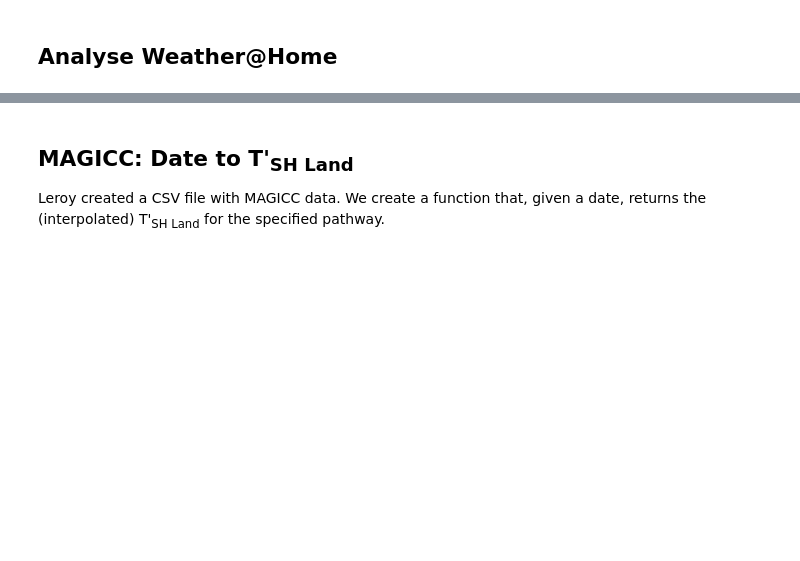
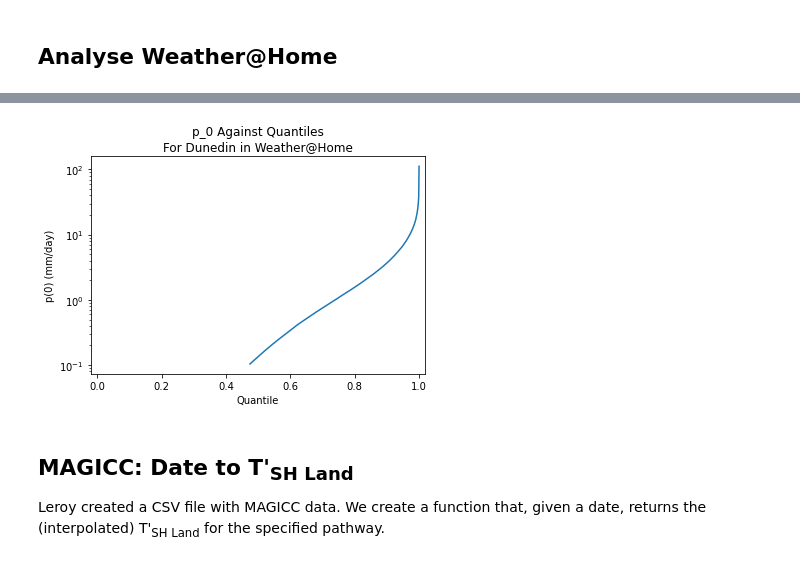
Before and after one commit to bodekerscientific/SPG, a Jupyter notebook: notebooks/make-many-non-stationary.ipynb, the cells around one changed output, grey strips where cells are left out. Cells and saved outputs as stored; diff of their text form; code cells hidden in the pictures; blank space fills up the shorter version.

```diff
--- a/notebooks/make-many-non-stationary.ipynb
+++ b/notebooks/make-many-non-stationary.ipynb
@@ -202,3 +209,16 @@ None # don't return a value
+# %%
+ax = sns.lineplot(
+    x=df["quantile"],
+    y=df["p_zero"]
+)
+ax.set_title(f"p_0 Against Quantiles\nFor {location.title()} in Weather@Home")
+ax.set_yscale("log")
+ax.set_xlim(0-x_margin,1+x_margin)
+ax.set_ylabel("p(0) (mm/day)")
+ax.set_xlabel("Quantile")
+None # don't return a value
+# %% [output]
+[figure, added]
 # %% [markdown]
 ## MAGICC: Date to T'<sub>SH Land</sub>
 
```
Also changed, not shown: parts of 15 cells of this notebook, 3 other files.
